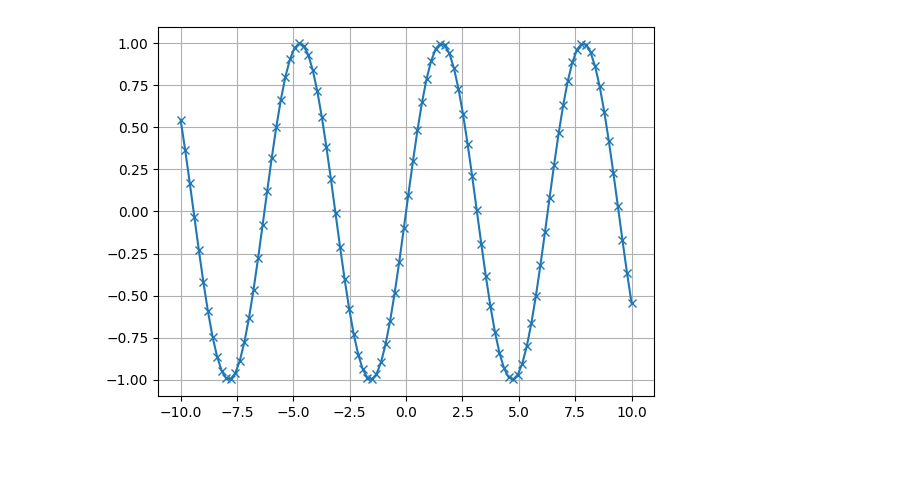
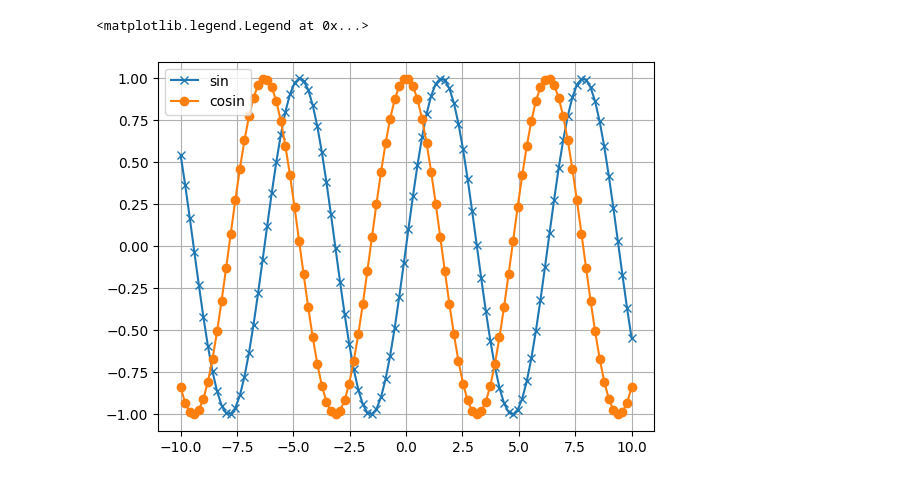
Before and after one commit to Alex-Njagi/machine-learning-code, a Jupyter notebook: matplotlib.ipynb, the cells around one changed output. Cells and saved outputs as stored; diff of their text form; code cells hidden in the pictures.

```diff
--- a/matplotlib.ipynb
+++ b/matplotlib.ipynb
@@ -1,11 +1,15 @@
 # %%
 import matplotlib.pyplot as plt
 import numpy as np
 # Generate a sequence of numbers from -10 to 10 with 100 steps inbetween
 x = np.linspace(-10, 10, 100)
 # Create a second array using sine
 y = np.sin(x)
-plt.plot(x, y, marker="x")
+z = np.cos(x)
+plt.plot(x, y, marker="x", label = "sin")
+plt.plot(x, z, marker="o", label = "cosin")
 plt.grid()
+plt.legend()
 # %% [output]
+<matplotlib.legend.Legend at 0x...>
-[figure, old version]
+[figure, new version]
```
Also changed, not shown: parts of 1 cell of this notebook.
